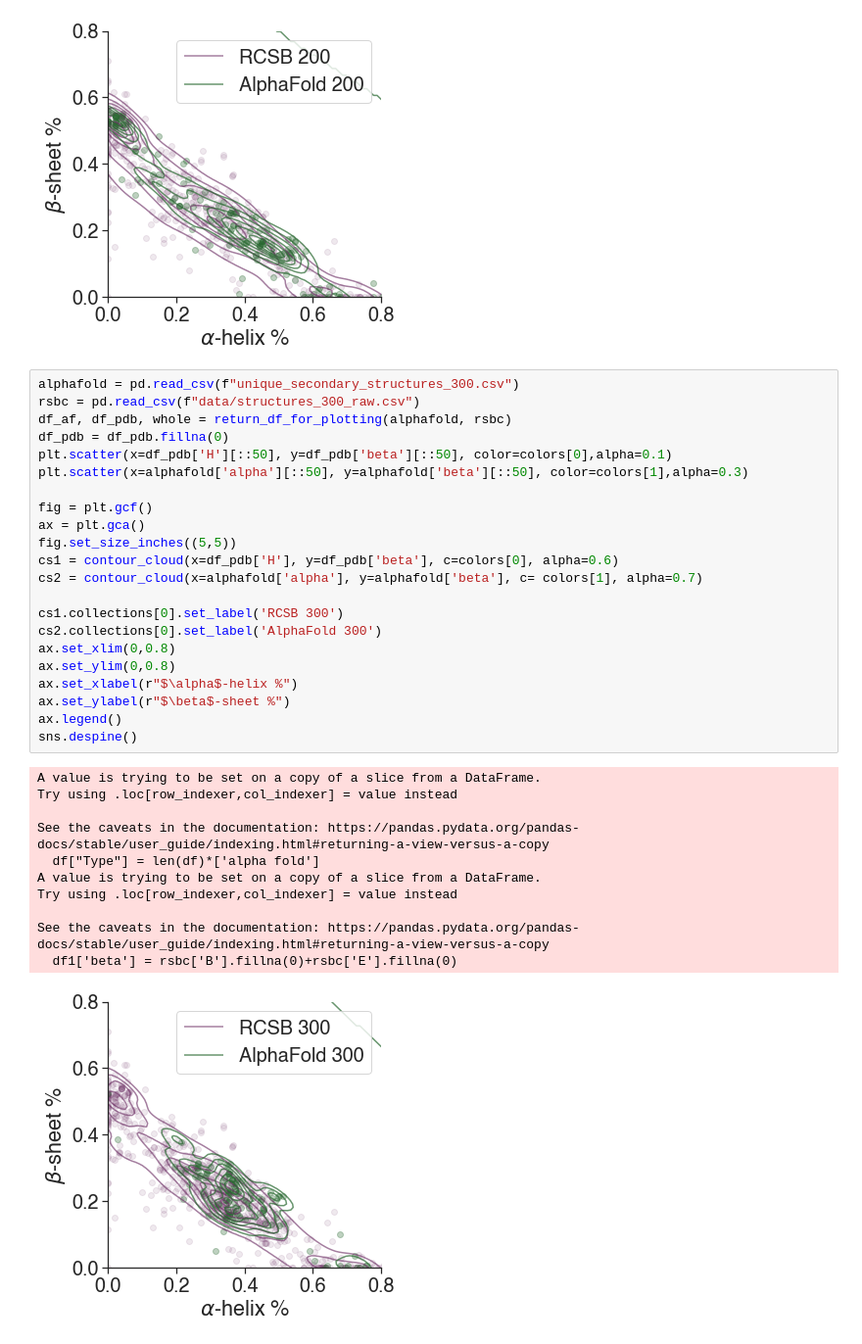
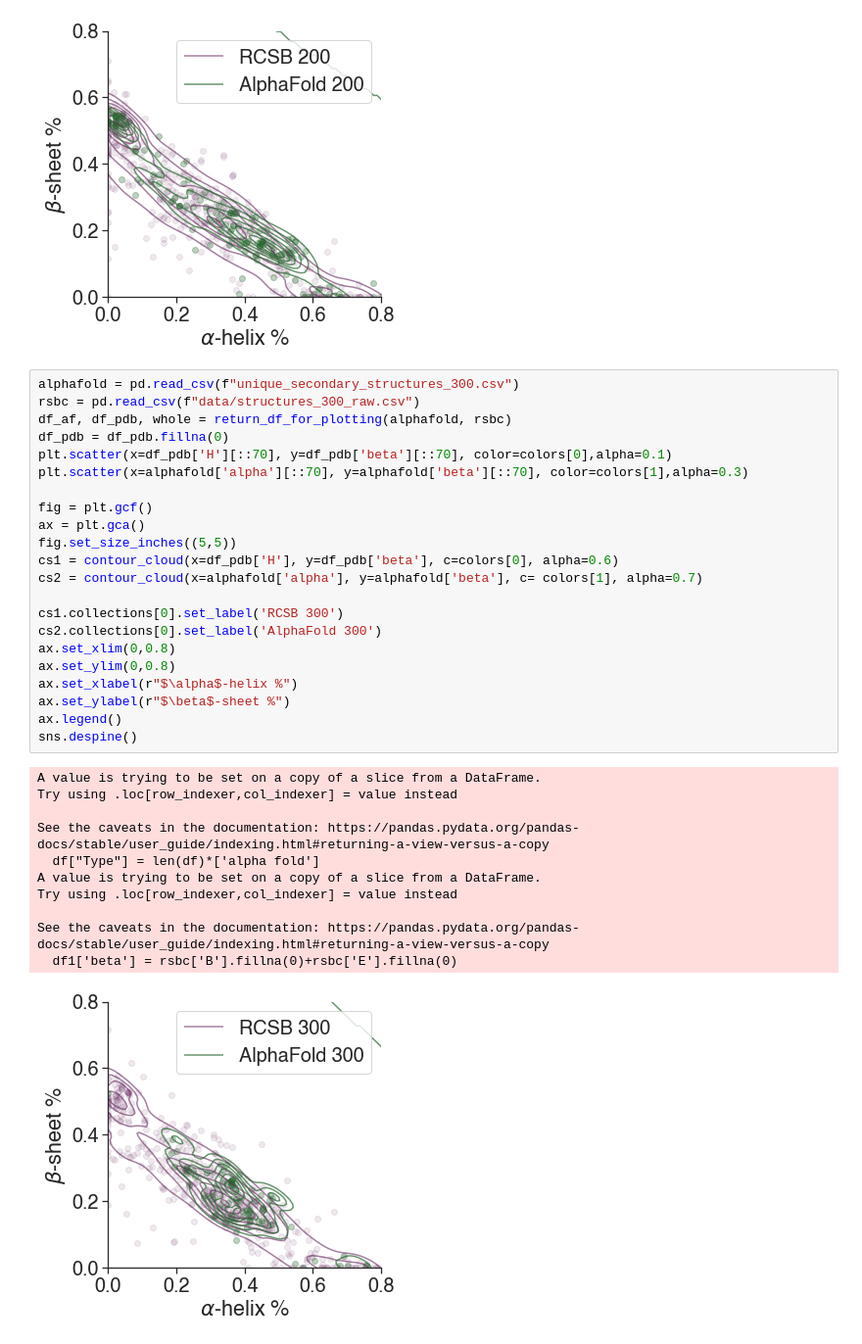
Before and after one commit to meyresearch/amino_acid_distance_distributions, a Jupyter notebook: playground/Dist_plots_scatter.ipynb, the cells around one changed output. Shown at 98% size. Drawn from its saved outputs; the diff is of its cells as text.

```diff
--- a/playground/Dist_plots_scatter.ipynb
+++ b/playground/Dist_plots_scatter.ipynb
@@ -139,33 +139,33 @@ See the caveats in the documentation: https://pandas.pydata.org/pandas-docs/stab
 alphafold = pd.read_csv(f"unique_secondary_structures_300.csv")
 rsbc = pd.read_csv(f"data/structures_300_raw.csv")
 df_af, df_pdb, whole = return_df_for_plotting(alphafold, rsbc)
 df_pdb = df_pdb.fillna(0)
-plt.scatter(x=df_pdb['H'][::50], y=df_pdb['beta'][::50], color=colors[0],alpha=0.1)
-plt.scatter(x=alphafold['alpha'][::50], y=alphafold['beta'][::50], color=colors[1],alpha=0.3)
+plt.scatter(x=df_pdb['H'][::70], y=df_pdb['beta'][::70], color=colors[0],alpha=0.1)
+plt.scatter(x=alphafold['alpha'][::70], y=alphafold['beta'][::70], color=colors[1],alpha=0.3)
 
 fig = plt.gcf()
 ax = plt.gca()
 fig.set_size_inches((5,5))
 cs1 = contour_cloud(x=df_pdb['H'], y=df_pdb['beta'], c=colors[0], alpha=0.6)
 cs2 = contour_cloud(x=alphafold['alpha'], y=alphafold['beta'], c= colors[1], alpha=0.7)
 
 cs1.collections[0].set_label('RCSB 300')
 cs2.collections[0].set_label('AlphaFold 300')
 ax.set_xlim(0,0.8)
 ax.set_ylim(0,0.8)
 ax.set_xlabel(r"$\alpha$-helix %")
 ax.set_ylabel(r"$\beta$-sheet %")
 ax.legend()
 sns.despine()
 # %% [output]
 A value is trying to be set on a copy of a slice from a DataFrame.
 Try using .loc[row_indexer,col_indexer] = value instead
 
 See the caveats in the documentation: https://pandas.pydata.org/pandas-docs/stable/user_guide/indexing.html#returning-a-view-versus-a-copy
   df["Type"] = len(df)*['alpha fold']
 A value is trying to be set on a copy of a slice from a DataFrame.
 Try using .loc[row_indexer,col_indexer] = value instead
 
 See the caveats in the documentation: https://pandas.pydata.org/pandas-docs/stable/user_guide/indexing.html#returning-a-view-versus-a-copy
   df1['beta'] = rsbc['B'].fillna(0)+rsbc['E'].fillna(0)
-[figure, old version]
+[figure, new version]
```
